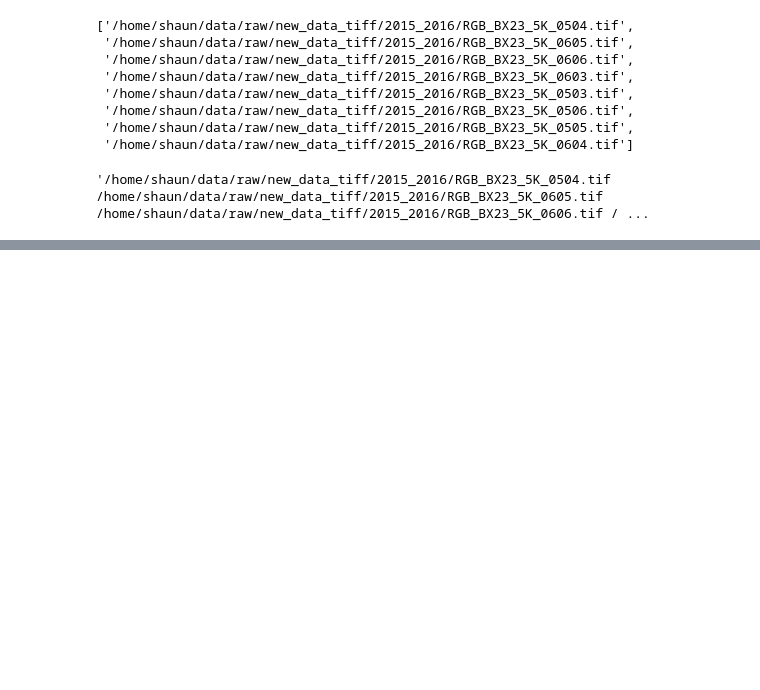
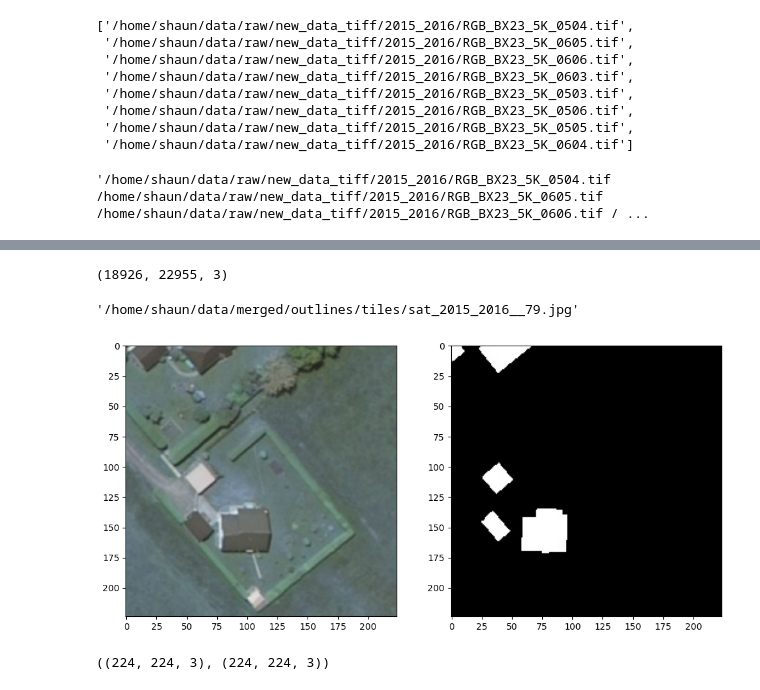
Before and after one commit to shaunlowis/PHYS_391B, a Jupyter notebook: data_process.ipynb, the cells around one changed output, grey strips where cells are left out. Saved outputs shown, nothing was run; the diff lists cells and outputs as text; code cells hidden in the pictures; blank space fills up the shorter version.

```diff
--- a/data_process.ipynb
+++ b/data_process.ipynb
@@ -124,0 +117,16 @@ TypeError: Can't convert object of type 'DataArray' to 'str' for 'filename'
+# %%
+satellite_mosaic = r'/home/shaun/data/merged/2015_2016/2015_2016_mosaic.tif'
+mask_mosaic = r'/home/shaun/data/merged/outlines/mask.tif'
+
+data_out = r'/home/shaun/data/merged/2015_2016/tiles/'
+mask_out = r'/home/shaun/data/merged/outlines/tiles/'
+# %%
+# Let us test if we can open the image with opencv2:
+import cv2
+img = cv2.imread(satellite_mosaic)
+img.shape
+
+mask = cv2.imread(mask_mosaic)
+mask.shape
+# %% [output]
+(18926, 22955, 3)
@@ -124,0 +161,22 @@ TypeError: Can't convert object of type 'DataArray' to 'str' for 'filename'
+# %%
+os.path.join(mask_out,'sat_2015_2016__79.jpg')
+# %% [output]
+'/home/shaun/data/merged/outlines/tiles/sat_2015_2016__79.jpg'
+# %%
+# now let us do a quick and dirty plot to see if it worked well:
+fig, ax = plt.subplots(1,2, figsize=(12,6))
+
+data = cv2.imread(os.path.join(data_out,'sat_2015_2016__79.jpg'))
+mask = cv2.imread(os.path.join(mask_out,'mask_2015_2016__79.jpg'))
+
+# data
+
+ax[0].imshow(data)
+ax[1].imshow(mask)
+plt.show()
+# %% [output]
+[figure, added]
+# %%
+data.shape, mask.shape
+# %% [output]
+((224, 224, 3), (224, 224, 3))
```
Also changed, not shown: parts of 8 cells of this notebook.
